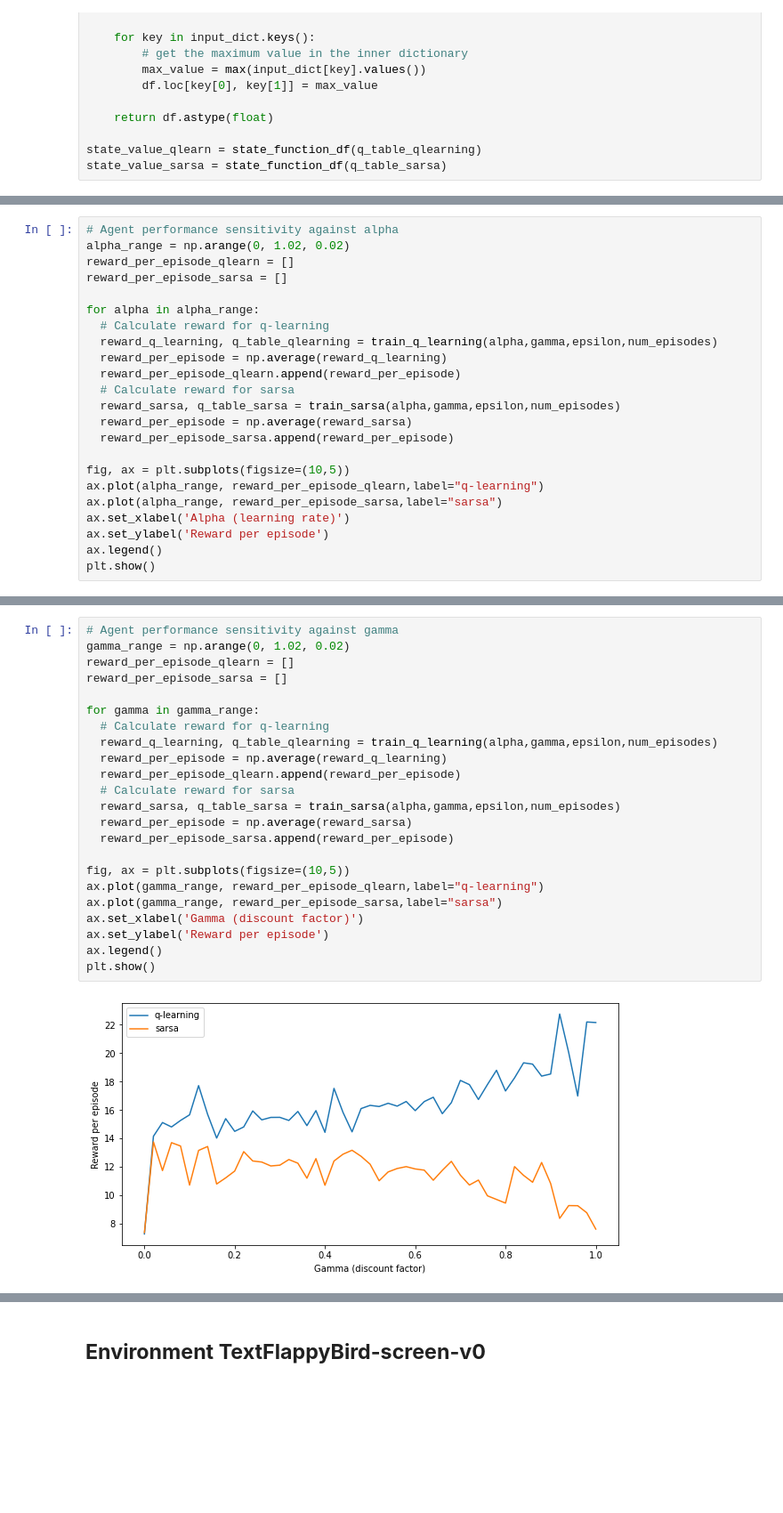
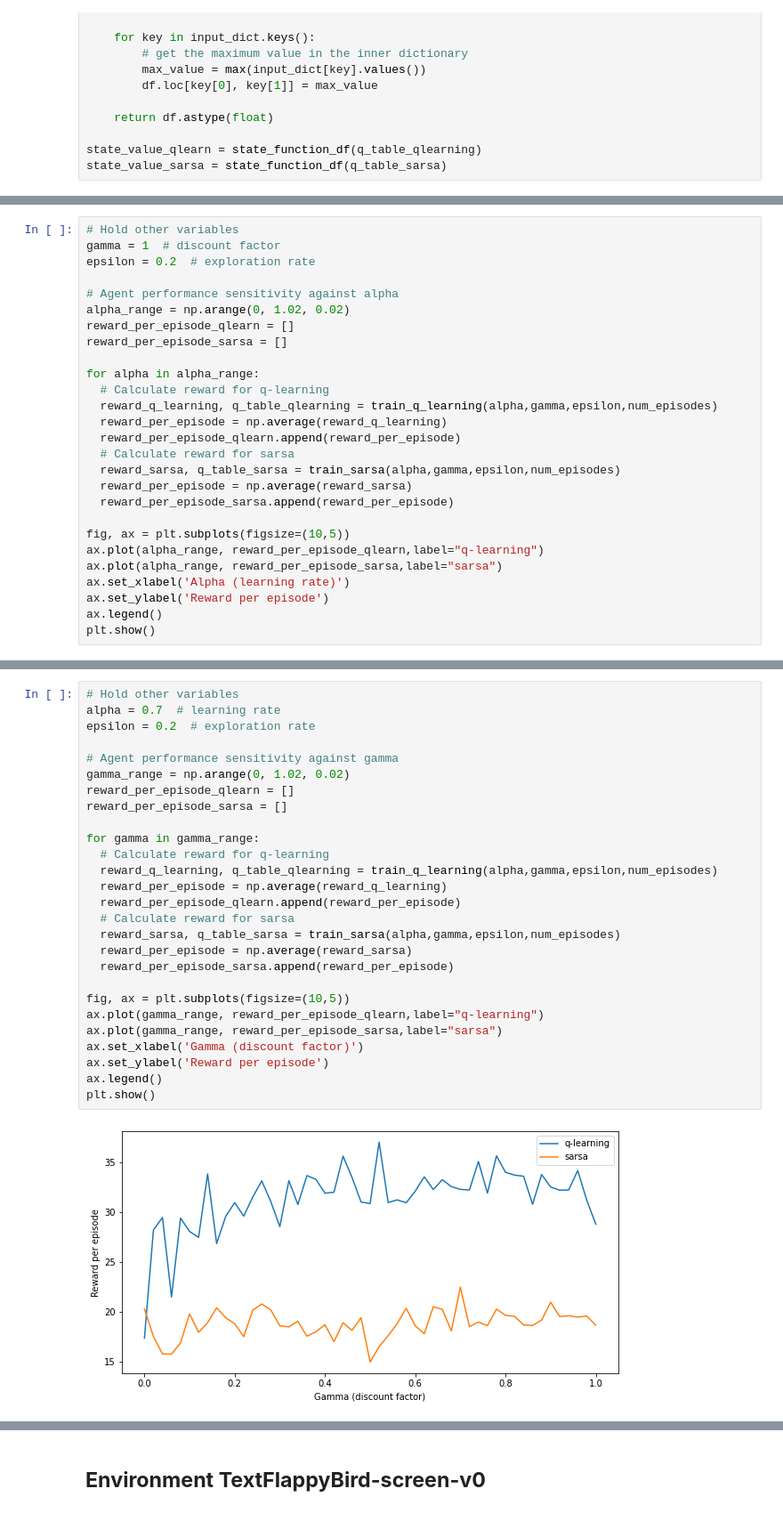
Before and after one commit to nguyen-nhat-mai/train_agent_play_flappy-bird, a Jupyter notebook: Train_agent_play_text_flappybird.ipynb, the cells around one changed output, grey strips where cells are left out. Shown at 89% size. Saved outputs shown, nothing was run; the diff lists cells and outputs as text; blank space fills up the shorter version.

```diff
--- a/Train_agent_play_text_flappybird.ipynb
+++ b/Train_agent_play_text_flappybird.ipynb
@@ -285,4 +285,8 @@ plot_state_value_function(state_value_sarsa,"Sarsa",min_scale,max_scale)
 # %%
+# Hold other variables
+gamma = 1  # discount factor
+epsilon = 0.2  # exploration rate
+
 # Agent performance sensitivity against alpha
 alpha_range = np.arange(0, 1.02, 0.02)
 reward_per_episode_qlearn = []
@@ -310,26 +314,30 @@ plt.show()
 # %%
+# Hold other variables
+alpha = 0.7  # learning rate
+epsilon = 0.2  # exploration rate
+
 # Agent performance sensitivity against gamma
 gamma_range = np.arange(0, 1.02, 0.02)
 reward_per_episode_qlearn = []
 reward_per_episode_sarsa = []
 
 for gamma in gamma_range:
   # Calculate reward for q-learning
   reward_q_learning, q_table_qlearning = train_q_learning(alpha,gamma,epsilon,num_episodes)
   reward_per_episode = np.average(reward_q_learning)
   reward_per_episode_qlearn.append(reward_per_episode)
   # Calculate reward for sarsa
   reward_sarsa, q_table_sarsa = train_sarsa(alpha,gamma,epsilon,num_episodes)
   reward_per_episode = np.average(reward_sarsa)
   reward_per_episode_sarsa.append(reward_per_episode)
 
 fig, ax = plt.subplots(figsize=(10,5))
 ax.plot(gamma_range, reward_per_episode_qlearn,label="q-learning")
 ax.plot(gamma_range, reward_per_episode_sarsa,label="sarsa")
 ax.set_xlabel('Gamma (discount factor)')
 ax.set_ylabel('Reward per episode')
 ax.legend()
 plt.show()
 # %% [output]
-[figure, old version]
+[figure, new version]
 # %%
```
Also changed, not shown: parts of 6 cells of this notebook.
